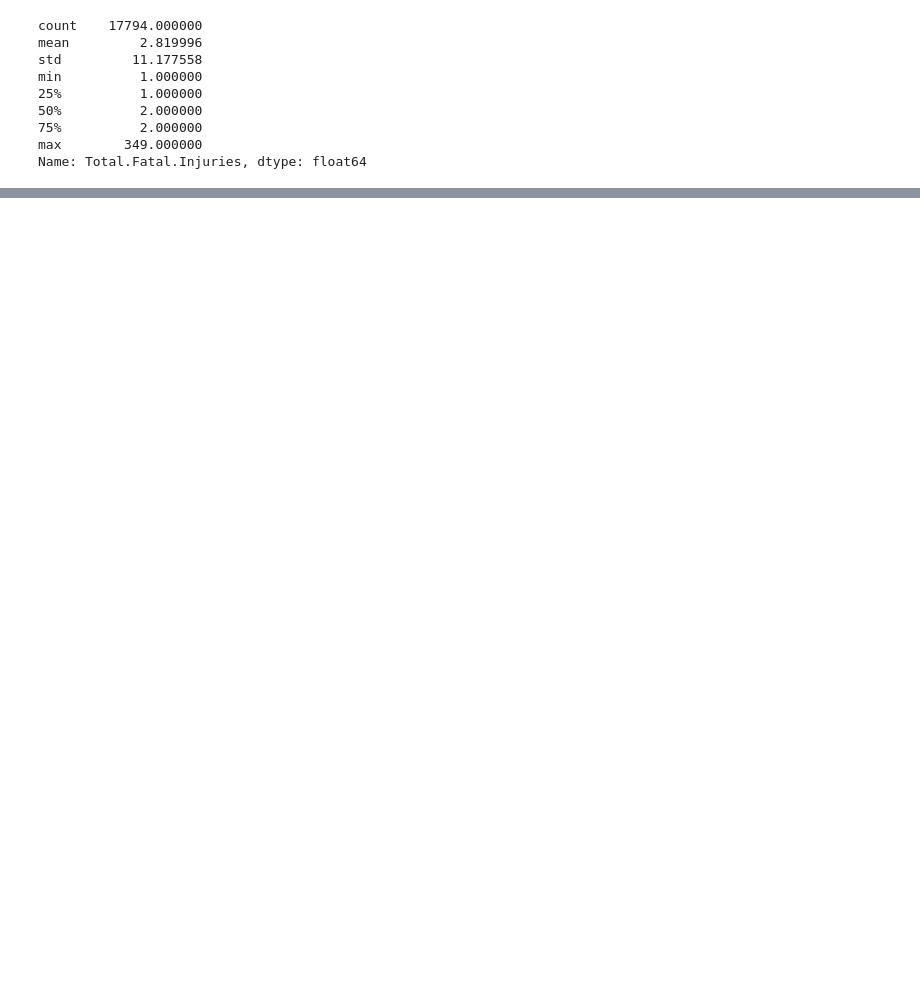
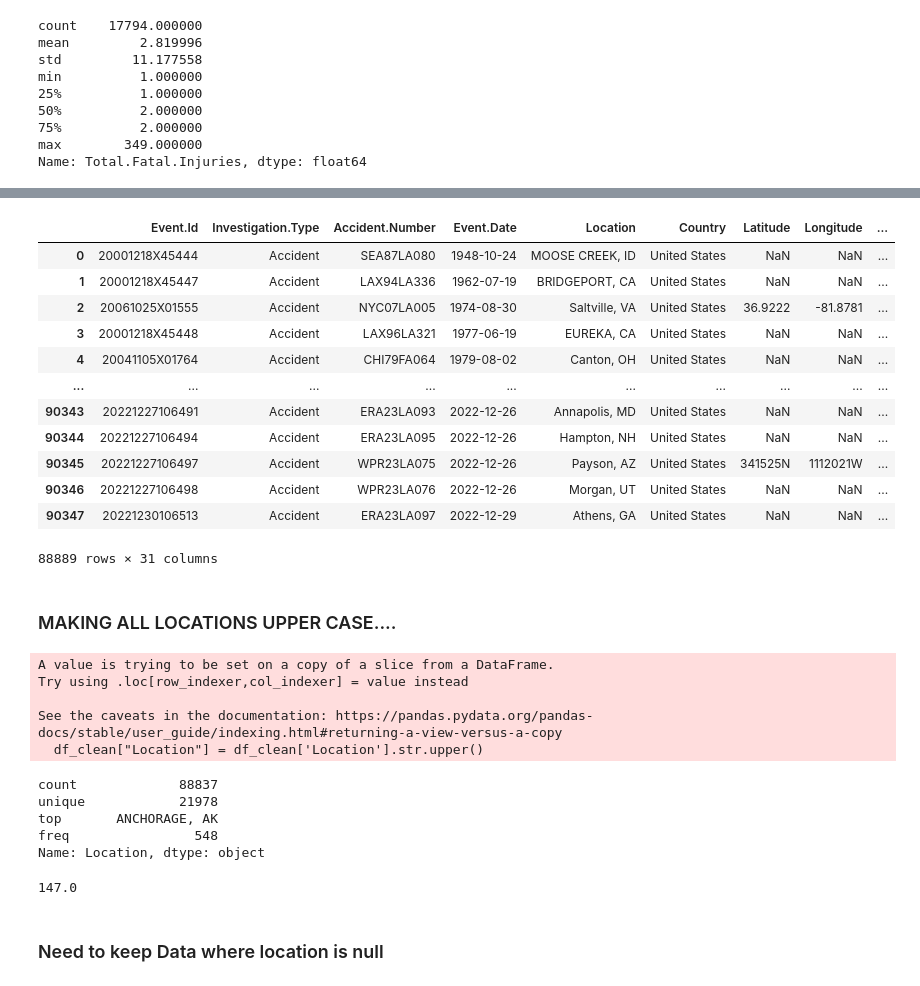
Before and after one commit to dvdhartsman/dsc-phase-1-project-v3, a Jupyter notebook: Untitled.ipynb, the cells around one changed output, grey strips where cells are left out. Saved outputs shown, nothing was run; the diff lists cells and outputs as text; code cells hidden in the pictures; blank space fills up the shorter version.

```diff
--- a/Untitled.ipynb
+++ b/Untitled.ipynb
@@ -195,0 +333,2 @@ Name: Total.Fatal.Injuries, dtype: float64
+# %%
+df_clean = df.loc[(df["Investigation.Type"] == "Accident") | (df["Investigation.Type"] == "Incident")]
@@ -195,0 +344,40 @@ Name: Total.Fatal.Injuries, dtype: float64
+# %%
+df_clean
+# %% [output]
+|  | Event.Id | Investigation.Type | Accident.Number | Event.Date | Location | Country | Latitude | Longitude | ... |
+| 0 | 20001218X45444 | Accident | SEA87LA080 | 1948-10-24 | MOOSE CREEK, ID | United States | NaN | NaN | ... |
+| 1 | 20001218X45447 | Accident | LAX94LA336 | 1962-07-19 | BRIDGEPORT, CA | United States | NaN | NaN | ... |
+| 2 | 20061025X01555 | Accident | NYC07LA005 | 1974-08-30 | Saltville, VA | United States | 36.9222 | -81.8781 | ... |
+| 3 | 20001218X45448 | Accident | LAX96LA321 | 1977-06-19 | EUREKA, CA | United States | NaN | NaN | ... |
+| 4 | 20041105X01764 | Accident | CHI79FA064 | 1979-08-02 | Canton, OH | United States | NaN | NaN | ... |
+| ... | ... | ... | ... | ... | ... | ... | ... | ... | ... |
+| 90343 | 20221227106491 | Accident | ERA23LA093 | 2022-12-26 | Annapolis, MD | United States | NaN | NaN | ... |
+| 90344 | 20221227106494 | Accident | ERA23LA095 | 2022-12-26 | Hampton, NH | United States | NaN | NaN | ... |
+| 90345 | 20221227106497 | Accident | WPR23LA075 | 2022-12-26 | Payson, AZ | United States | 341525N | 1112021W | ... |
+| 90346 | 20221227106498 | Accident | WPR23LA076 | 2022-12-26 | Morgan, UT | United States | NaN | NaN | ... |
+| 90347 | 20221230106513 | Accident | ERA23LA097 | 2022-12-29 | Athens, GA | United States | NaN | NaN | ... |
+88889 rows × 31 columns
+# %% [markdown]
+### MAKING ALL LOCATIONS UPPER CASE....
+# %%
+df_clean["Location"] = df_clean['Location'].str.upper()
+# %% [output]
+A value is trying to be set on a copy of a slice from a DataFrame.
+Try using .loc[row_indexer,col_indexer] = value instead
+
+See the caveats in the documentation: https://pandas.pydata.org/pandas-docs/stable/user_guide/indexing.html#returning-a-view-versus-a-copy
+  df_clean["Location"] = df_clean['Location'].str.upper()
+# %%
+df_clean["Location"].describe()
+# %% [output]
+count             88837
+unique            21978
+top       ANCHORAGE, AK
+freq                548
+Name: Location, dtype: object
+# %%
+df_clean.loc[df_clean['Location'].isna()]["Total.Fatal.Injuries"].sum()
+# %% [output]
+147.0
+# %% [markdown]
+### Need to keep Data where location is null
```
Also changed, not shown: parts of 31 cells of this notebook, 1 other file.
